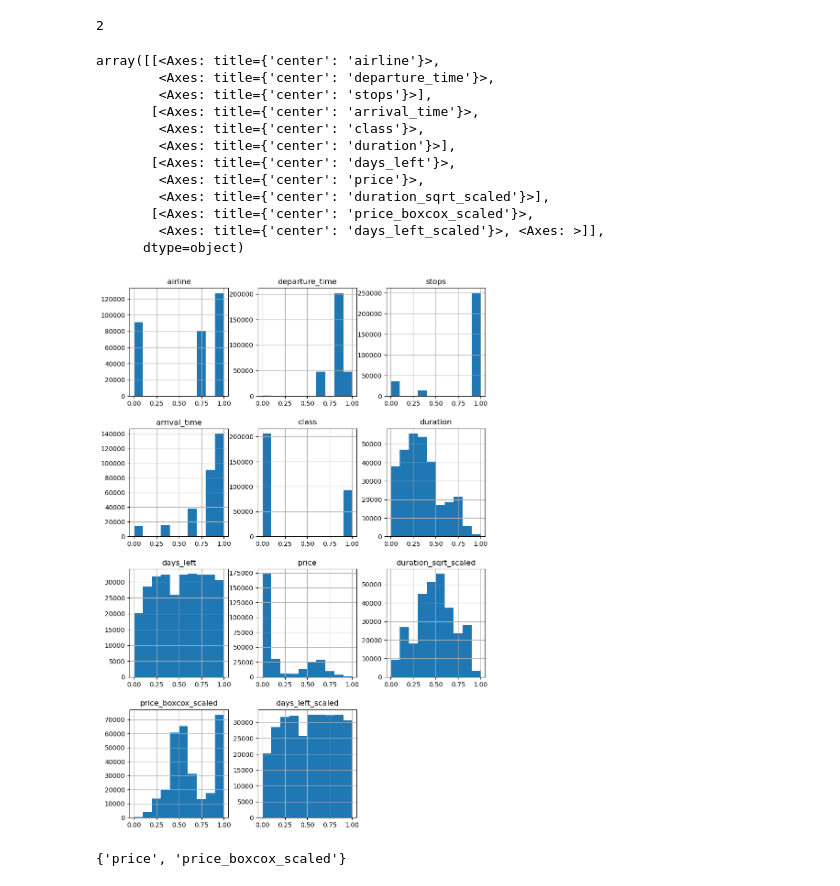
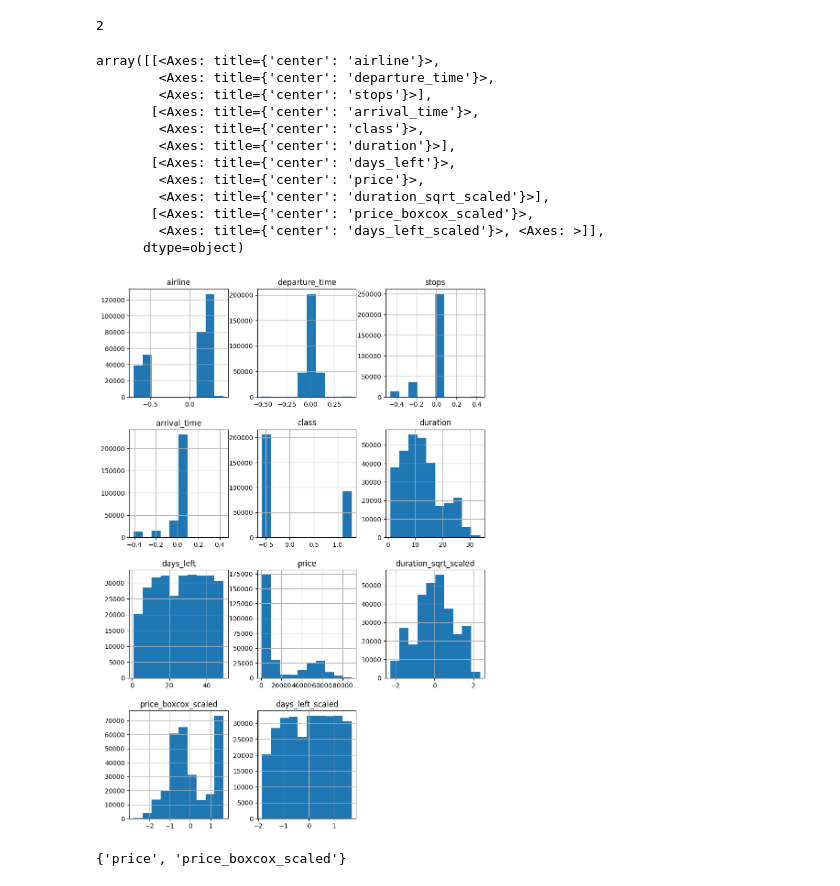
Before and after one commit to calebang/IS460, a Jupyter notebook: 01_Data Prep/01b_DF_Copy1.ipynb, the cells around one changed output. Saved outputs shown, nothing was run; the diff lists cells and outputs as text; code cells hidden in the pictures.

```diff
--- a/01_Data Prep/01b_DF_Copy1.ipynb
+++ b/01_Data Prep/01b_DF_Copy1.ipynb
@@ -61,7 +61,7 @@ import category_encoders as ce
 te = ce.TargetEncoder(cols=cat_cols)
 
 # Target encoding using DataFrame with the target variable
-df1 = te.fit_transform(df1, df1['price'])
+df1 = te.fit_transform(df1, df1['price_boxcox_scaled'])
 # %%
 df1
 # %% [output]
@@ -85,20 +85,21 @@ The choice of scaling method depends on the distribution and range of the input
 
 One commonly used scaling method is MinMaxScaler, which scales the data to a fixed range of values between 0 and 1. It works by subtracting the minimum value of each feature and then dividing by the range (i.e., the difference between the maximum and minimum values).
 # %%
-names = df1.columns # Get the column names
-indexes = df1.index # Get the index values
 
-# Instantiate MinMaxScaler to scale between 0 and 1
-sc = MinMaxScaler((0, 1))
+# names = df1.columns # Get the column names
+# indexes = df1.index # Get the index values
 
-# Fit and transform the DataFrame using MinMaxScaler
-df1 = sc.fit_transform(df1)
+# # Instantiate MinMaxScaler to scale between 0 and 1
+# sc = MinMaxScaler((0, 1))
 
-# Create a new DataFrame with the scaled values, using the original column names and index values
-data_scaled = pd.DataFrame(df1, columns=names, index=indexes)
+# # Fit and transform the DataFrame using MinMaxScaler
+# df1 = sc.fit_transform(df1)
 
-# Display the first few rows of the scaled DataFrame
-data_scaled.head()
+# # Create a new DataFrame with the scaled values, using the original column names and index values
+# data_scaled = pd.DataFrame(df1, columns=names, index=indexes)
+
+# # Display the first few rows of the scaled DataFrame
+# data_scaled.head()
 # %% [output]
 |  | airline | departure_time | stops | arrival_time | class | duration | days_left | price | ... |
 | 0 | 0.080299 | 0.864166 | 0.0 | 0.872869 | 0.0 | 0.040705 | 0.0 | 0.055151 | ... |
@@ -133,21 +134,21 @@ len(set(corr_features))
 # %% [output]
 2
 # %%
-data_scaled.hist(figsize=(10,15))
+df1.hist(figsize=(10,15))
 # %% [output]
 array([[<Axes: title={'center': 'airline'}>,
         <Axes: title={'center': 'departure_time'}>,
         <Axes: title={'center': 'stops'}>],
        [<Axes: title={'center': 'arrival_time'}>,
         <Axes: title={'center': 'class'}>,
         <Axes: title={'center': 'duration'}>],
        [<Axes: title={'center': 'days_left'}>,
         <Axes: title={'center': 'price'}>,
         <Axes: title={'center': 'duration_sqrt_scaled'}>],
        [<Axes: title={'center': 'price_boxcox_scaled'}>,
         <Axes: title={'center': 'days_left_scaled'}>, <Axes: >]],
       dtype=object)
-[figure, old version]
+[figure, new version]
 # %%
 corr_features
 # %% [output]
```
Also changed, not shown: parts of 5 cells of this notebook, 1 other file.
